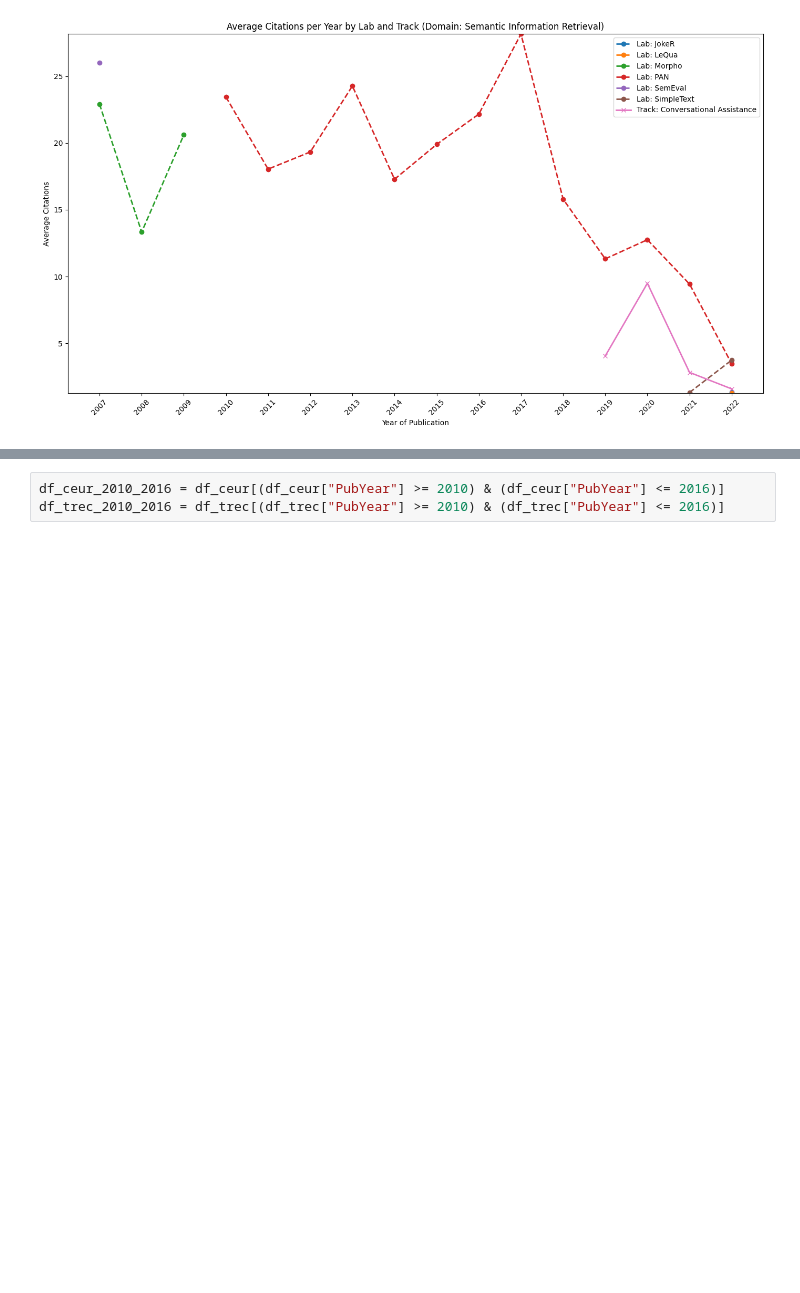
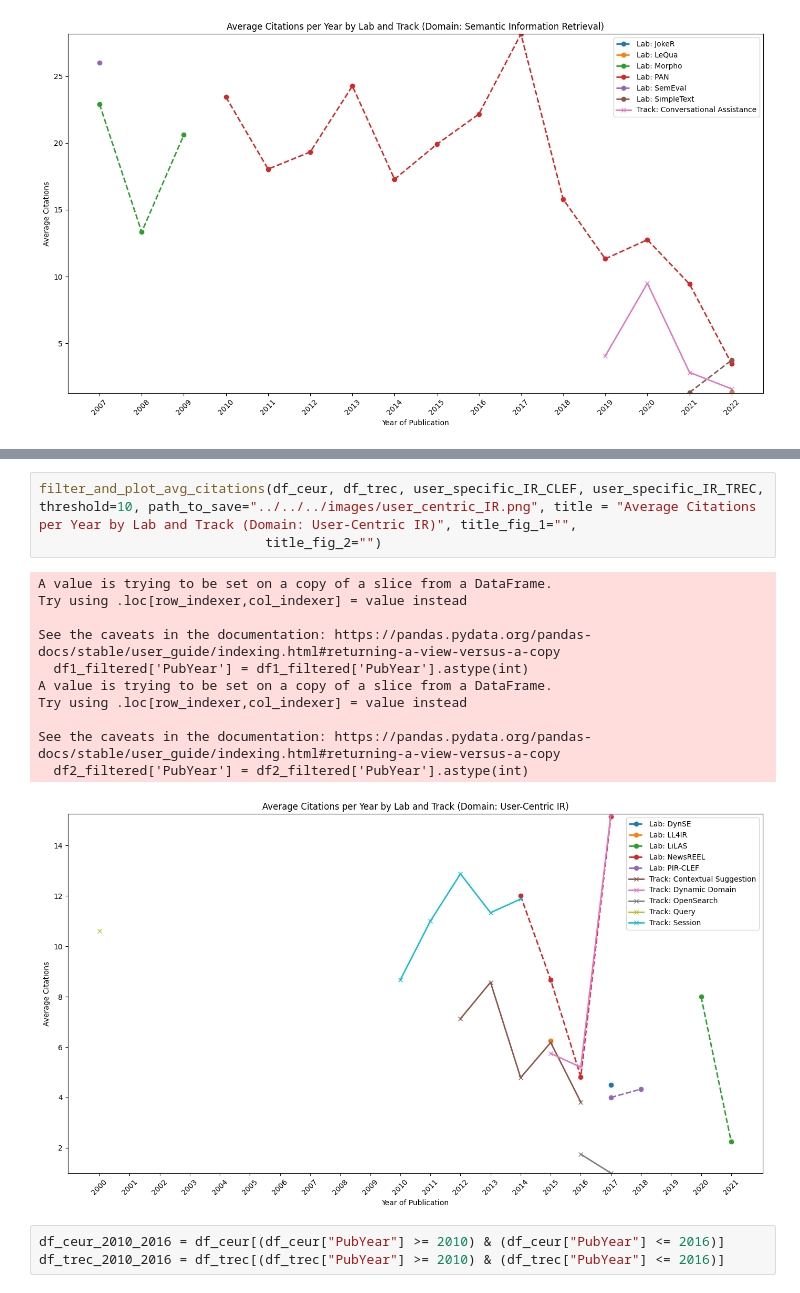
Before and after one commit to AndyKruff/MA_Scholarly_Impact_TREC_CLEF, a Jupyter notebook: code/analysis/compare_challenges/comparison_of_similar_tracks_labs.ipynb, the cells around one changed output, grey strips where cells are left out. Cells and saved outputs as stored; diff of their text form; blank space fills up the shorter version.

```diff
--- a/code/analysis/compare_challenges/comparison_of_similar_tracks_labs.ipynb
+++ b/code/analysis/compare_challenges/comparison_of_similar_tracks_labs.ipynb
@@ -335,3 +362,18 @@ See the caveats in the documentation: https://pandas.pydata.org/pandas-docs/stab
+# %%
+filter_and_plot_avg_citations(df_ceur, df_trec, user_specific_IR_CLEF, user_specific_IR_TREC, threshold=10, path_to_save="../../../images/user_centric_IR.png", title = "Average Citations per Year by Lab and Track (Domain: User-Centric IR)", title_fig_1="",
+                             title_fig_2="")
+# %% [output]
+A value is trying to be set on a copy of a slice from a DataFrame.
+Try using .loc[row_indexer,col_indexer] = value instead
+
+See the caveats in the documentation: https://pandas.pydata.org/pandas-docs/stable/user_guide/indexing.html#returning-a-view-versus-a-copy
+  df1_filtered['PubYear'] = df1_filtered['PubYear'].astype(int)
+A value is trying to be set on a copy of a slice from a DataFrame.
+Try using .loc[row_indexer,col_indexer] = value instead
+
+See the caveats in the documentation: https://pandas.pydata.org/pandas-docs/stable/user_guide/indexing.html#returning-a-view-versus-a-copy
+  df2_filtered['PubYear'] = df2_filtered['PubYear'].astype(int)
+[figure, added]
 # %%
 df_ceur_2010_2016 = df_ceur[(df_ceur["PubYear"] >= 2010) & (df_ceur["PubYear"] <= 2016)]
 df_trec_2010_2016 = df_trec[(df_trec["PubYear"] >= 2010) & (df_trec["PubYear"] <= 2016)]
```
Also changed, not shown: parts of 4 cells of this notebook, 2 other files.
